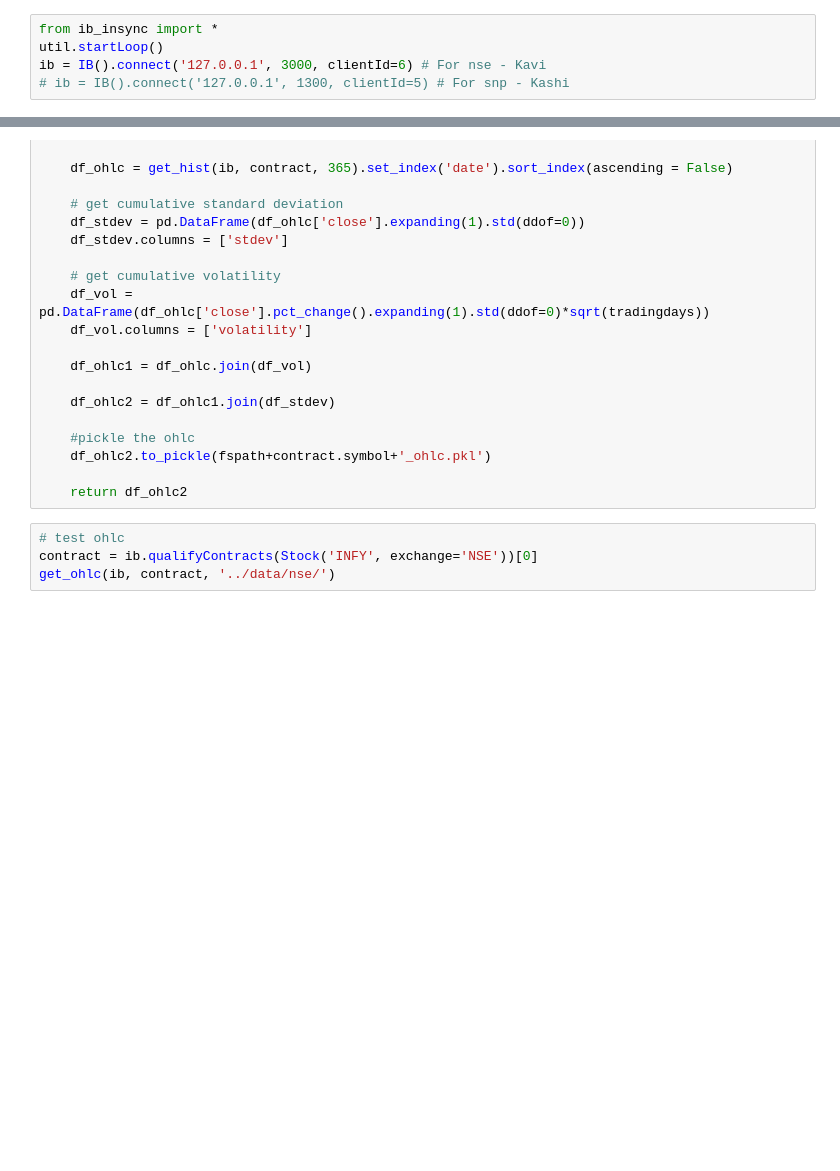
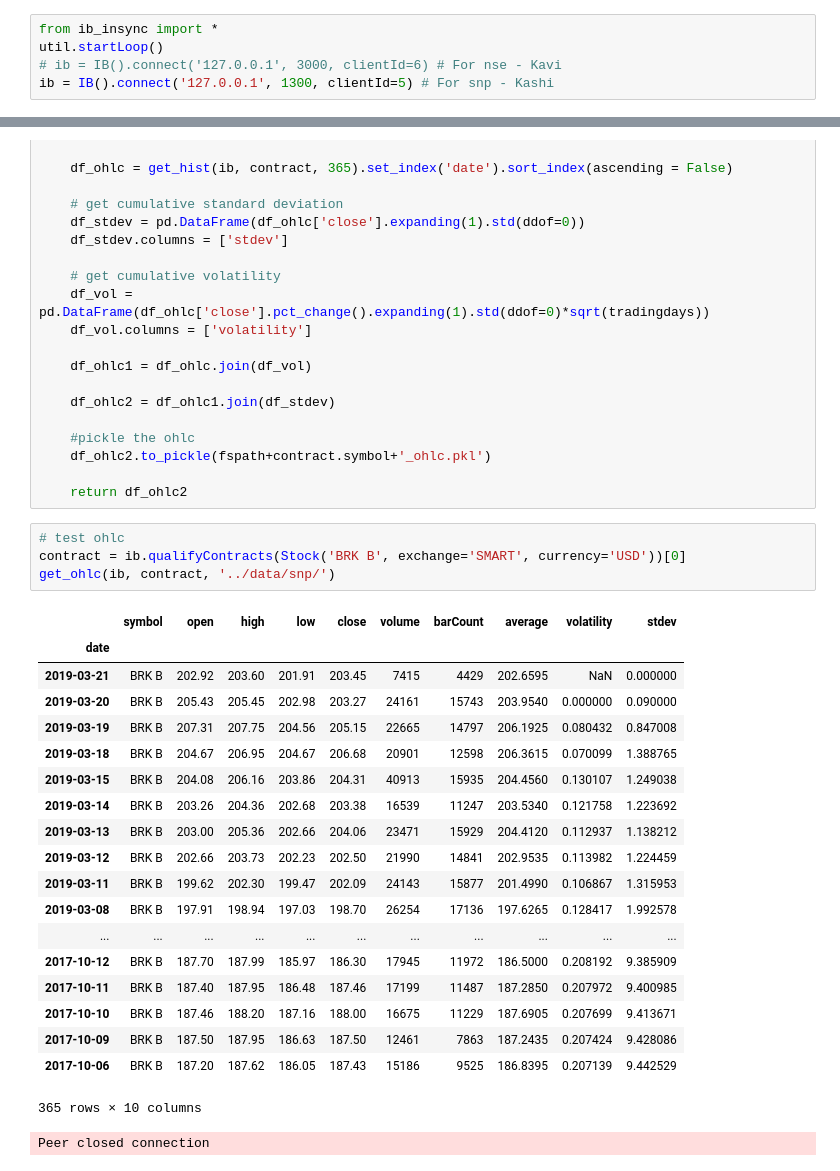
Before and after one commit to reservoirinvest/ibkr, a Jupyter notebook: bin/ohlc.ipynb, the cells around one changed output, grey strips where cells are left out. Saved outputs shown, nothing was run; the diff lists cells and outputs as text; blank space fills up the shorter version.

```diff
--- a/bin/ohlc.ipynb
+++ b/bin/ohlc.ipynb
@@ -1,8 +1,8 @@
 # %%
 from ib_insync import *
 util.startLoop()
-ib = IB().connect('127.0.0.1', 3000, clientId=6) # For nse - Kavi
-# ib = IB().connect('127.0.0.1', 1300, clientId=5) # For snp - Kashi
+# ib = IB().connect('127.0.0.1', 3000, clientId=6) # For nse - Kavi
+ib = IB().connect('127.0.0.1', 1300, clientId=5) # For snp - Kashi
 # %%
 import pandas as pd
 
@@ -40,5 +40,26 @@ def get_ohlc(ib, contract, fspath):
     return df_ohlc2
 # %%
 # test ohlc
-contract = ib.qualifyContracts(Stock('INFY', exchange='NSE'))[0]
-get_ohlc(ib, contract, '../data/nse/')
+contract = ib.qualifyContracts(Stock('BRK B', exchange='SMART', currency='USD'))[0]
+get_ohlc(ib, contract, '../data/snp/')
+# %% [output]
+|  | symbol | open | high | low | close | volume | barCount | average | volatility | stdev |
+| date |  |  |  |  |  |  |  |  |  |  |
+| 2019-03-21 | BRK B | 202.92 | 203.60 | 201.91 | 203.45 | 7415 | 4429 | 202.6595 | NaN | 0.000000 |
+| 2019-03-20 | BRK B | 205.43 | 205.45 | 202.98 | 203.27 | 24161 | 15743 | 203.9540 | 0.000000 | 0.090000 |
+| 2019-03-19 | BRK B | 207.31 | 207.75 | 204.56 | 205.15 | 22665 | 14797 | 206.1925 | 0.080432 | 0.847008 |
+| 2019-03-18 | BRK B | 204.67 | 206.95 | 204.67 | 206.68 | 20901 | 12598 | 206.3615 | 0.070099 | 1.388765 |
+| 2019-03-15 | BRK B | 204.08 | 206.16 | 203.86 | 204.31 | 40913 | 15935 | 204.4560 | 0.130107 | 1.249038 |
+| 2019-03-14 | BRK B | 203.26 | 204.36 | 202.68 | 203.38 | 16539 | 11247 | 203.5340 | 0.121758 | 1.223692 |
+| 2019-03-13 | BRK B | 203.00 | 205.36 | 202.66 | 204.06 | 23471 | 15929 | 204.4120 | 0.112937 | 1.138212 |
+| 2019-03-12 | BRK B | 202.66 | 203.73 | 202.23 | 202.50 | 21990 | 14841 | 202.9535 | 0.113982 | 1.224459 |
+| 2019-03-11 | BRK B | 199.62 | 202.30 | 199.47 | 202.09 | 24143 | 15877 | 201.4990 | 0.106867 | 1.315953 |
+| 2019-03-08 | BRK B | 197.91 | 198.94 | 197.03 | 198.70 | 26254 | 17136 | 197.6265 | 0.128417 | 1.992578 |
+| ... | ... | ... | ... | ... | ... | ... | ... | ... | ... | ... |
+| 2017-10-12 | BRK B | 187.70 | 187.99 | 185.97 | 186.30 | 17945 | 11972 | 186.5000 | 0.208192 | 9.385909 |
+| 2017-10-11 | BRK B | 187.40 | 187.95 | 186.48 | 187.46 | 17199 | 11487 | 187.2850 | 0.207972 | 9.400985 |
+| 2017-10-10 | BRK B | 187.46 | 188.20 | 187.16 | 188.00 | 16675 | 11229 | 187.6905 | 0.207699 | 9.413671 |
+| 2017-10-09 | BRK B | 187.50 | 187.95 | 186.63 | 187.50 | 12461 | 7863 | 187.2435 | 0.207424 | 9.428086 |
+| 2017-10-06 | BRK B | 187.20 | 187.62 | 186.05 | 187.43 | 15186 | 9525 | 186.8395 | 0.207139 | 9.442529 |
+365 rows × 10 columns
+Peer closed connection
```
Also changed, not shown: 7 other files.
